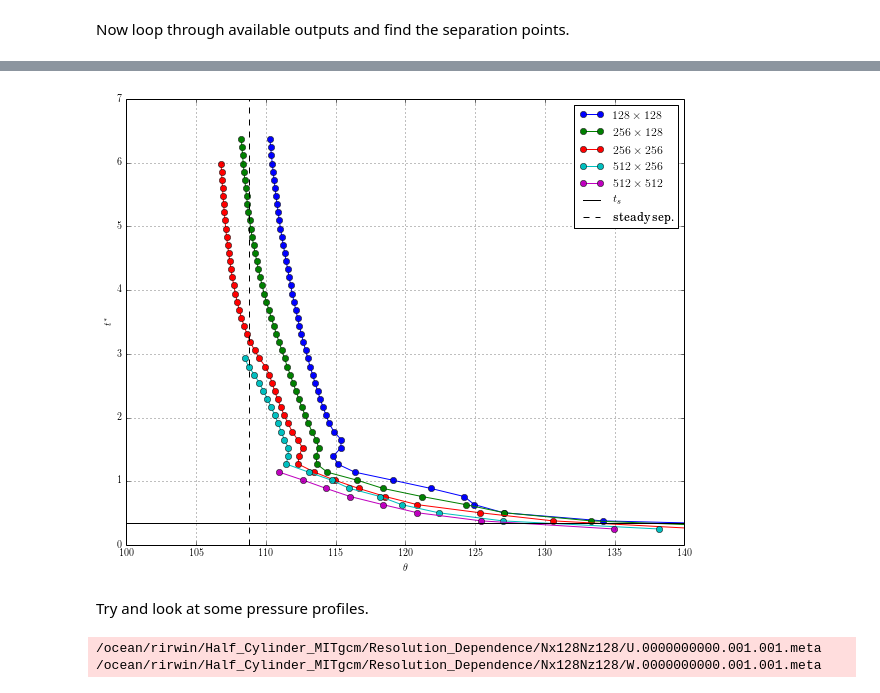
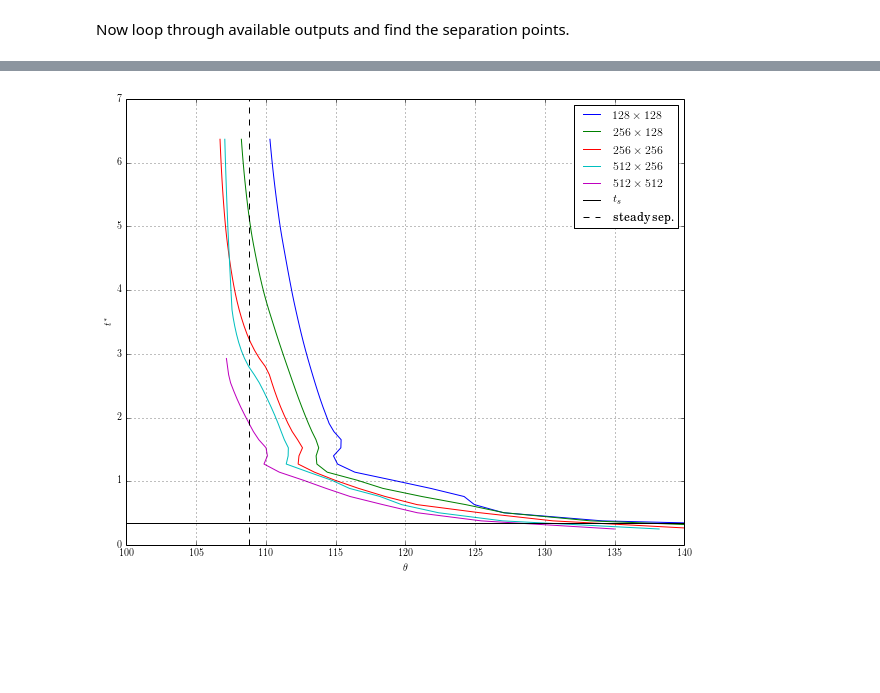
Before and after one commit to UBC-MOAD/flow_separation, a Jupyter notebook: half_cylinder_notebooks/jan28.ipynb, the cells around one changed output, grey strips where cells are left out. Cells and saved outputs as stored; diff of their text form; code cells hidden in the pictures; blank space fills up the shorter version.

```diff
--- a/half_cylinder_notebooks/jan28.ipynb
+++ b/half_cylinder_notebooks/jan28.ipynb
@@ -60,9 +60,9 @@ dout[4] = 4000
 
 max_out[0] = 100000
 max_out[1] = 100000
-max_out[2] = 94000
-max_out[3] = 46000
-max_out[4] = 36000
+max_out[2] = 100000
+max_out[3] = 100000
+max_out[4] = 92000
 
 id_str = []
 id_str.append(r'$128\times 128$')
@@ -164,33 +156,24 @@ Found zero!
 # %%
 pylab.rcParams['figure.figsize'] = (10.0, 8.0)
 
 plt.figure()
 
 for ii in range(0,5):
     sep_pts = all_sep_pts[ii]
     tt = []
     sep = []
     for jj in sep_pts:
         tt.append((jj[0]/dout[ii])/(np.pi*0.025/0.01))
         sep.append(jj[1])
-    plt.plot(sep,tt,'-o',label=id_str[ii])
+    plt.plot(sep,tt,'-',label=id_str[ii])
 
 plt.xlim((100,140))
 plt.plot([100,180],[0.35,0.35],'-k',label=r'$t_s$')
 plt.plot([108.8,108.8],[0,7],'--k',label=r'steady sep.')
 plt.legend()
 plt.grid()
 plt.ylabel(r'$t^*$')
 plt.xlabel(r'$\theta$')
 plt.show()
 # %% [output]
-[figure, old version]
+[figure, new version]
-# %% [markdown]
-Try and look at some pressure profiles.
-# %%
-thet,p = cyl_case[0].calc_bdy_pressure(0)
-for ii in range(0,len(p)):
-    p[ii] = p[ii]*0.025/0.01**2
-# %% [output]
-/ocean/rirwin/Half_Cylinder_MITgcm/Resolution_Dependence/Nx128Nz128/U.0000000000.001.001.meta
-/ocean/rirwin/Half_Cylinder_MITgcm/Resolution_Dependence/Nx128Nz128/W.0000000000.001.001.meta
```
Also changed, not shown: parts of 6 cells of this notebook.
